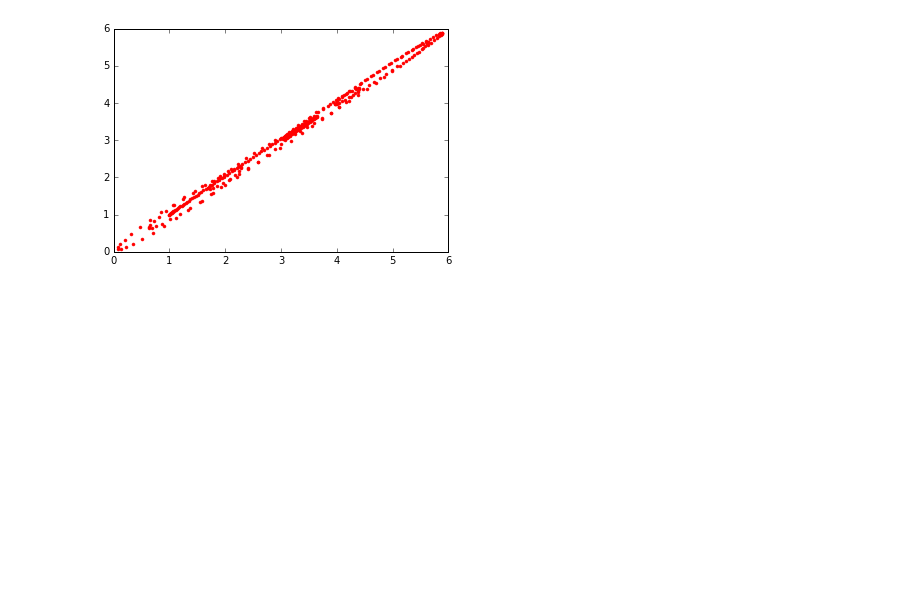
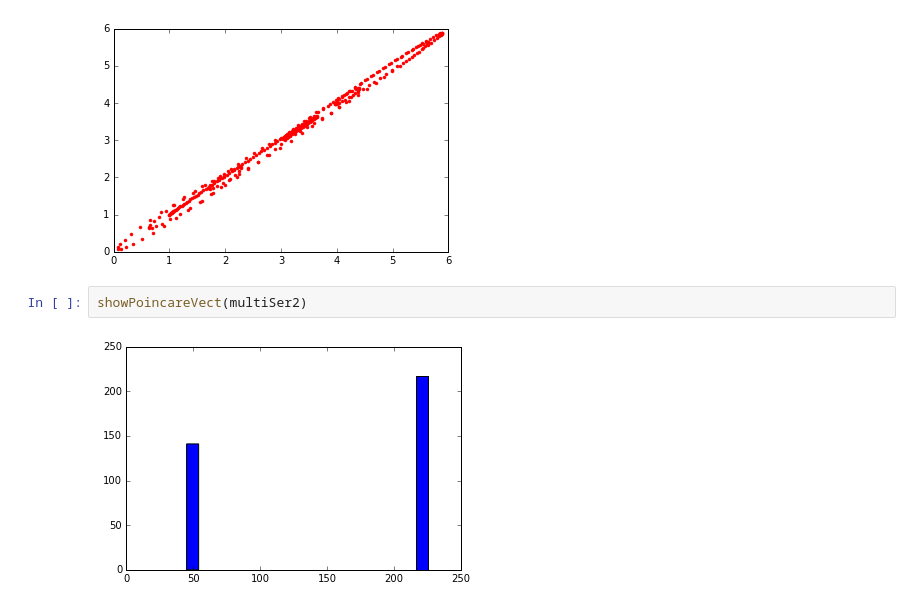
Before and after one commit to birolkuyumcu/Poincare-Plot, a Jupyter notebook: Poincare Plot Method1.ipynb, the cells around one changed output. Drawn from its saved outputs; the diff is of its cells as text; blank space fills up the shorter version.

```diff
--- a/Poincare Plot Method1.ipynb
+++ b/Poincare Plot Method1.ipynb
@@ -70,3 +95,7 @@ showPoincare(multiSer)
 showPoincare(multiSer2)
 # %% [output]
 [figure]
+# %%
+showPoincareVect(multiSer2)
+# %% [output]
+[figure, added]
```
Also changed, not shown: parts of 7 cells of this notebook.
